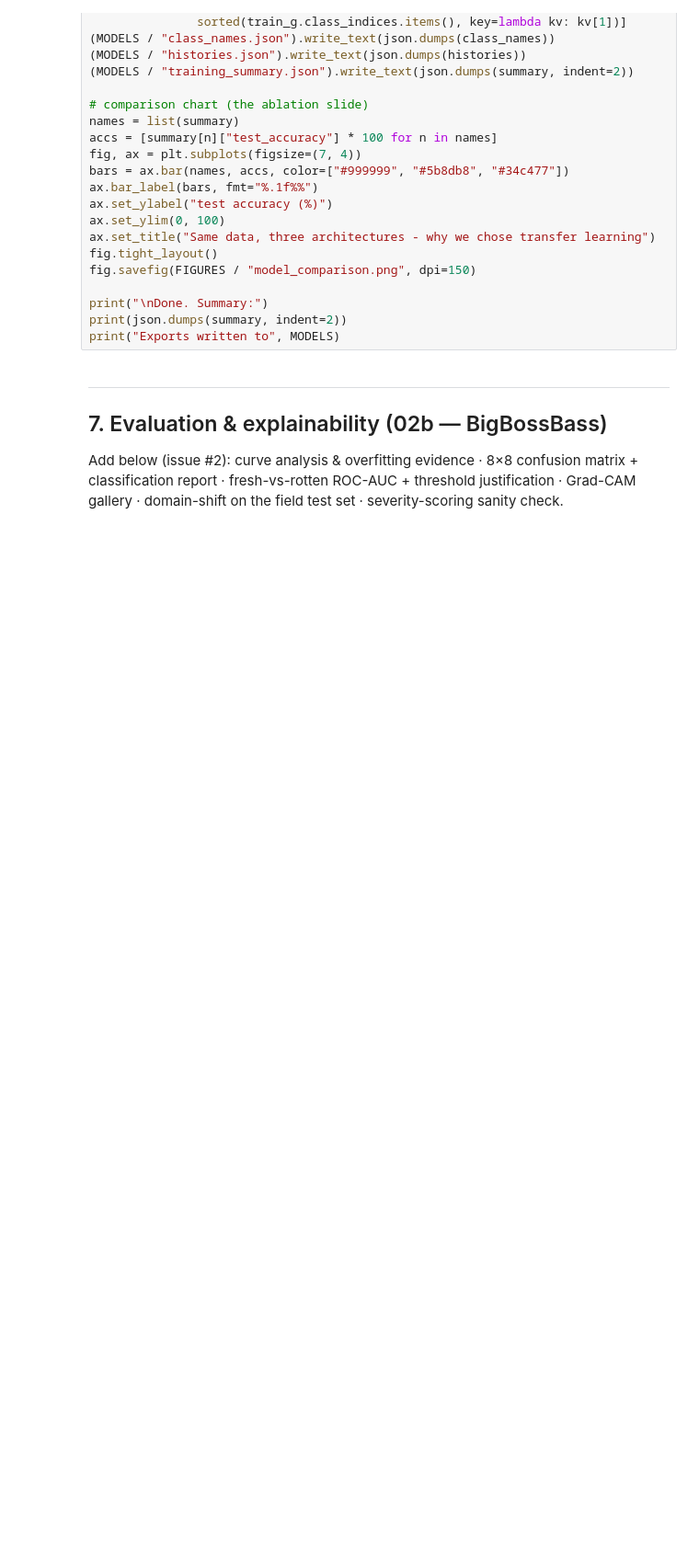
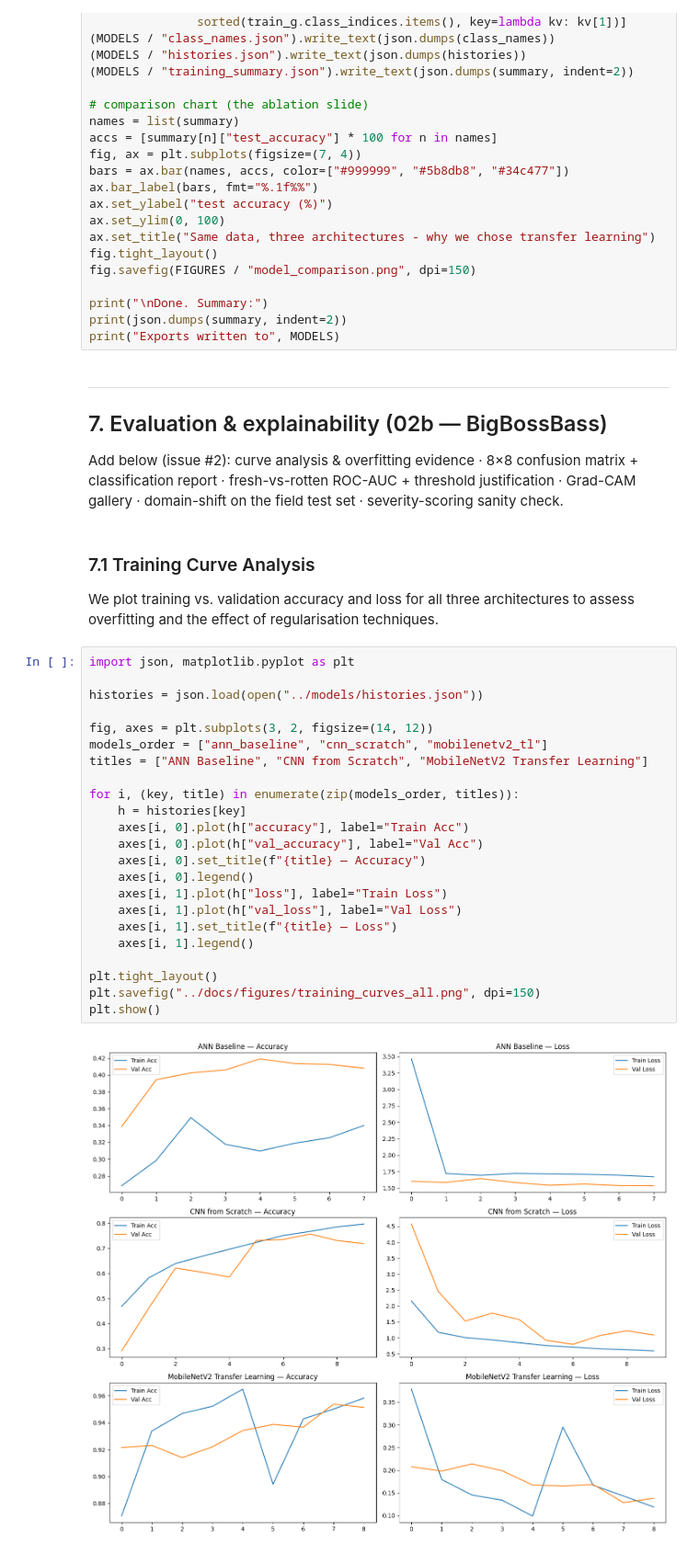
Before and after one commit to ma731/Deep-Learning-Computer-Vision, a Jupyter notebook: notebooks/02_model_training.ipynb, the cells around one changed output. Shown at 92% size. Saved outputs shown, nothing was run; the diff lists cells and outputs as text; blank space fills up the shorter version.

```diff
--- a/notebooks/02_model_training.ipynb
+++ b/notebooks/02_model_training.ipynb
@@ -259,3 +259,32 @@ print("Exports written to", MODELS)
 ## 7. Evaluation & explainability (02b — BigBossBass)
 
 Add below (issue #2): curve analysis & overfitting evidence · 8×8 confusion matrix + classification report · fresh-vs-rotten ROC-AUC + threshold justification · Grad-CAM gallery · domain-shift on the field test set · severity-scoring sanity check.
+# %% [markdown]
+### 7.1 Training Curve Analysis
+
+We plot training vs. validation accuracy and loss for all three architectures to assess overfitting and the effect of regularisation techniques.
+# %%
+import json, matplotlib.pyplot as plt
+
+histories = json.load(open("../models/histories.json"))
+
+fig, axes = plt.subplots(3, 2, figsize=(14, 12))
+models_order = ["ann_baseline", "cnn_scratch", "mobilenetv2_tl"]
+titles = ["ANN Baseline", "CNN from Scratch", "MobileNetV2 Transfer Learning"]
+
+for i, (key, title) in enumerate(zip(models_order, titles)):
+    h = histories[key]
+    axes[i, 0].plot(h["accuracy"], label="Train Acc")
+    axes[i, 0].plot(h["val_accuracy"], label="Val Acc")
+    axes[i, 0].set_title(f"{title} — Accuracy")
+    axes[i, 0].legend()
+    axes[i, 1].plot(h["loss"], label="Train Loss")
+    axes[i, 1].plot(h["val_loss"], label="Val Loss")
+    axes[i, 1].set_title(f"{title} — Loss")
+    axes[i, 1].legend()
+
+plt.tight_layout()
+plt.savefig("../docs/figures/training_curves_all.png", dpi=150)
+plt.show()
+# %% [output]
+[figure, added]
```
Also changed, not shown: parts of 11 cells of this notebook.
